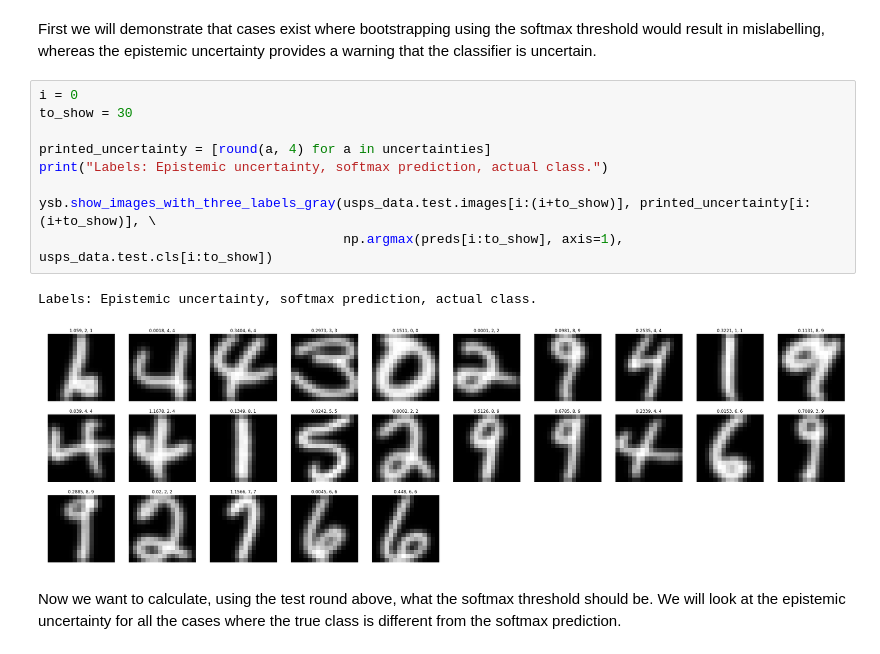
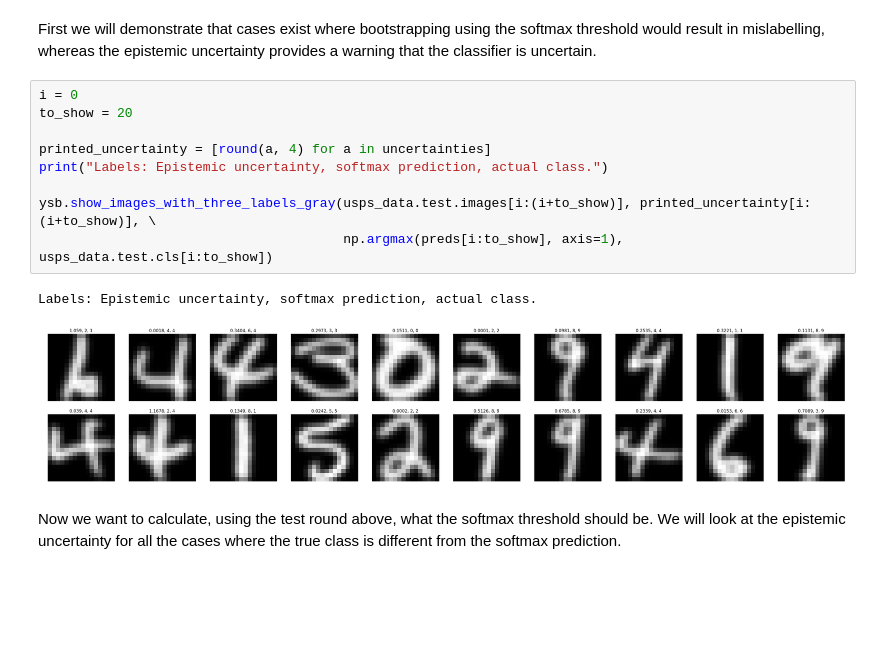
Before and after one commit to leopauly/Domain-Adaptation, a Jupyter notebook: MNIST_USPS_Dataset/Bayesian CNN.ipynb, the cells around one changed output. Drawn from its saved outputs; the diff is of its cells as text; blank space fills up the shorter version.

```diff
--- a/MNIST_USPS_Dataset/Bayesian CNN.ipynb
+++ b/MNIST_USPS_Dataset/Bayesian CNN.ipynb
@@ -407,16 +415,16 @@ preds, uncertainties = monte_carlo_preds(usps_data.test, 50, show_confusion_matr
 First we will demonstrate that cases exist where bootstrapping using the softmax threshold would result in mislabelling, whereas the epistemic uncertainty provides a warning that the classifier is uncertain.
 # %%
 i = 0
-to_show = 30
+to_show = 20
 
 printed_uncertainty = [round(a, 4) for a in uncertainties]
 print("Labels: Epistemic uncertainty, softmax prediction, actual class.")
 
 ysb.show_images_with_three_labels_gray(usps_data.test.images[i:(i+to_show)], printed_uncertainty[i:(i+to_show)], \
                                        np.argmax(preds[i:to_show], axis=1), usps_data.test.cls[i:to_show])
 # %% [output]
 Labels: Epistemic uncertainty, softmax prediction, actual class.
-[figure, old version]
+[figure, new version]
 # %% [markdown]
 Now we want to calculate, using the test round above, what the softmax threshold should be. We will look at the epistemic uncertainty for all the cases where the true class is different from the softmax prediction.
 # %%
```
Also changed, not shown: parts of 18 cells of this notebook.
